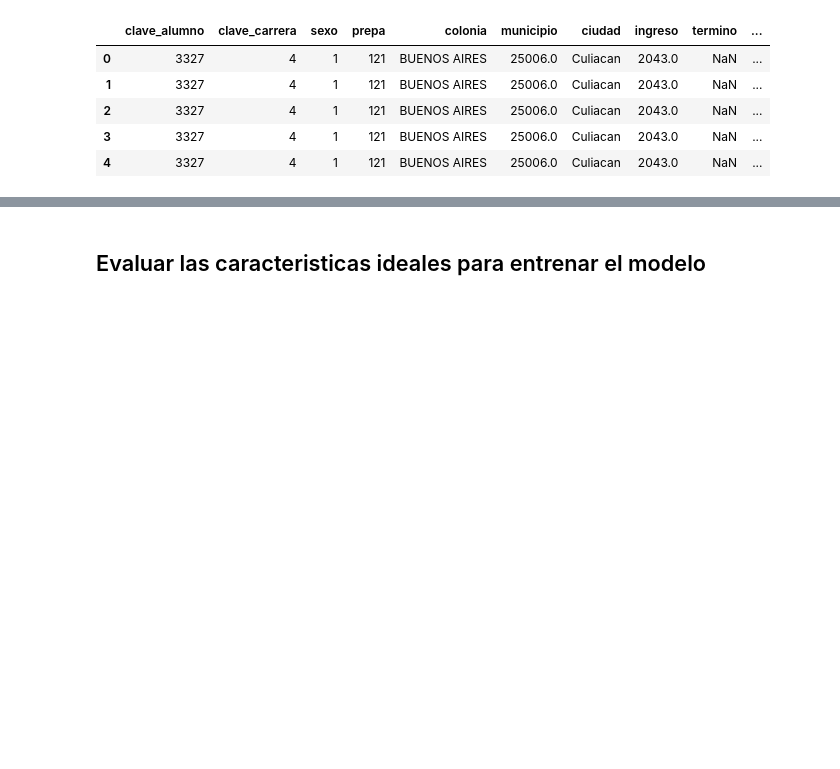
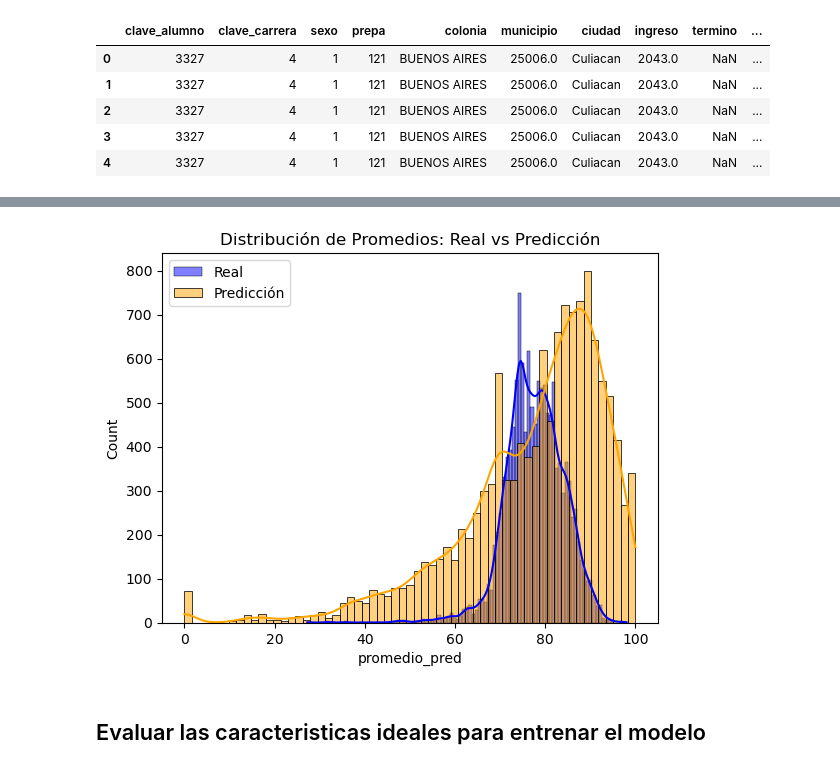
Before and after one commit to KingSplatt/Data-Analysis, a Jupyter notebook: data-analysis.ipynb, the cells around one changed output, grey strips where cells are left out. Saved outputs shown, nothing was run; the diff lists cells and outputs as text; code cells hidden in the pictures; blank space fills up the shorter version.

```diff
--- a/data-analysis.ipynb
+++ b/data-analysis.ipynb
@@ -246,3 +292,13 @@ dataperiodos.head()
+# %%
+import seaborn as sns
+import matplotlib.pyplot as plt
+sns.histplot(dataperiodos['promedio'], label='Real', color='blue', kde=True)
+sns.histplot(dataperiodos['promedio_pred'], label='Predicción', color='orange', kde=True)
+plt.legend()
+plt.title('Distribución de Promedios: Real vs Predicción')
+plt.show()
+# %% [output]
+[figure, added]
 # %% [markdown]
 ## Evaluar las caracteristicas ideales para entrenar el modelo
 # %%
```
Also changed, not shown: parts of 13 cells of this notebook, 2 other files.
